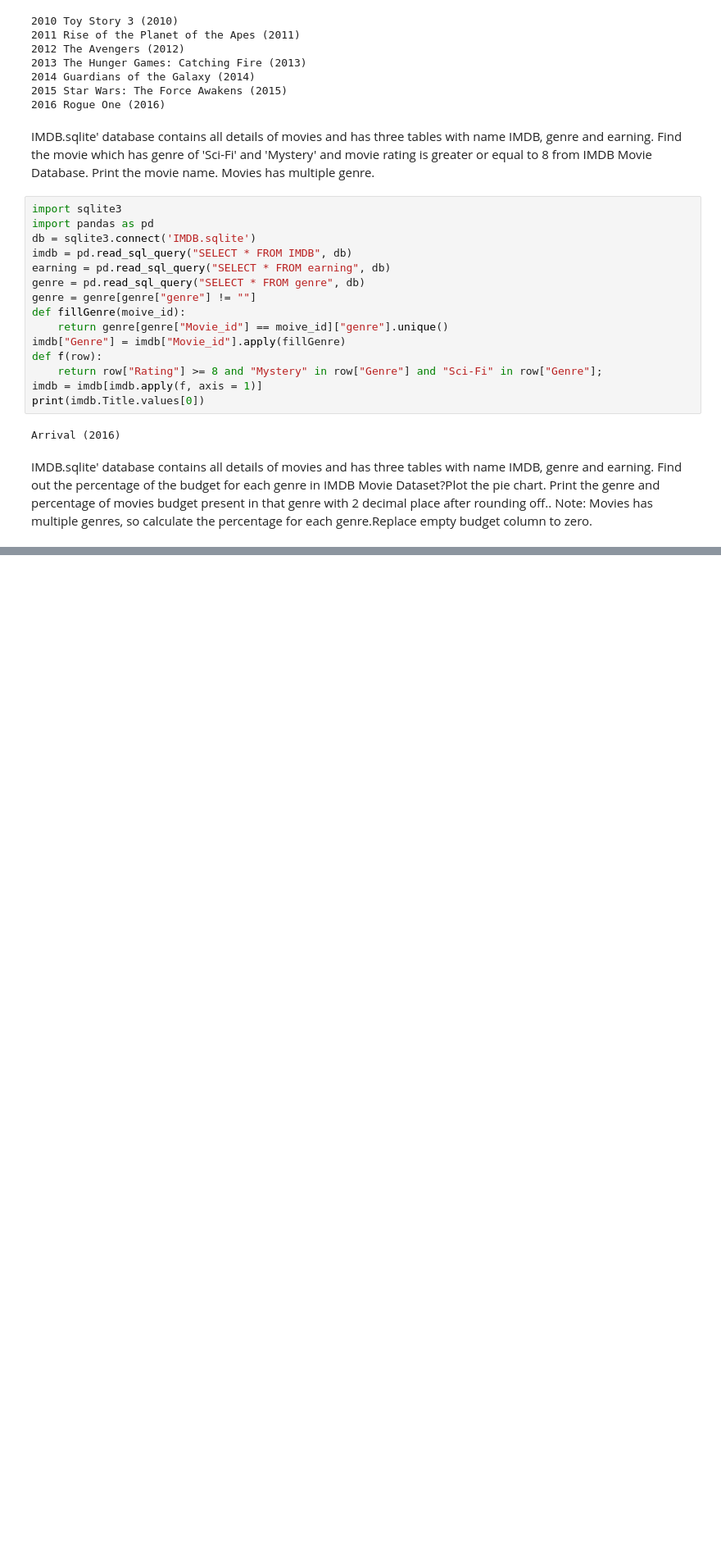
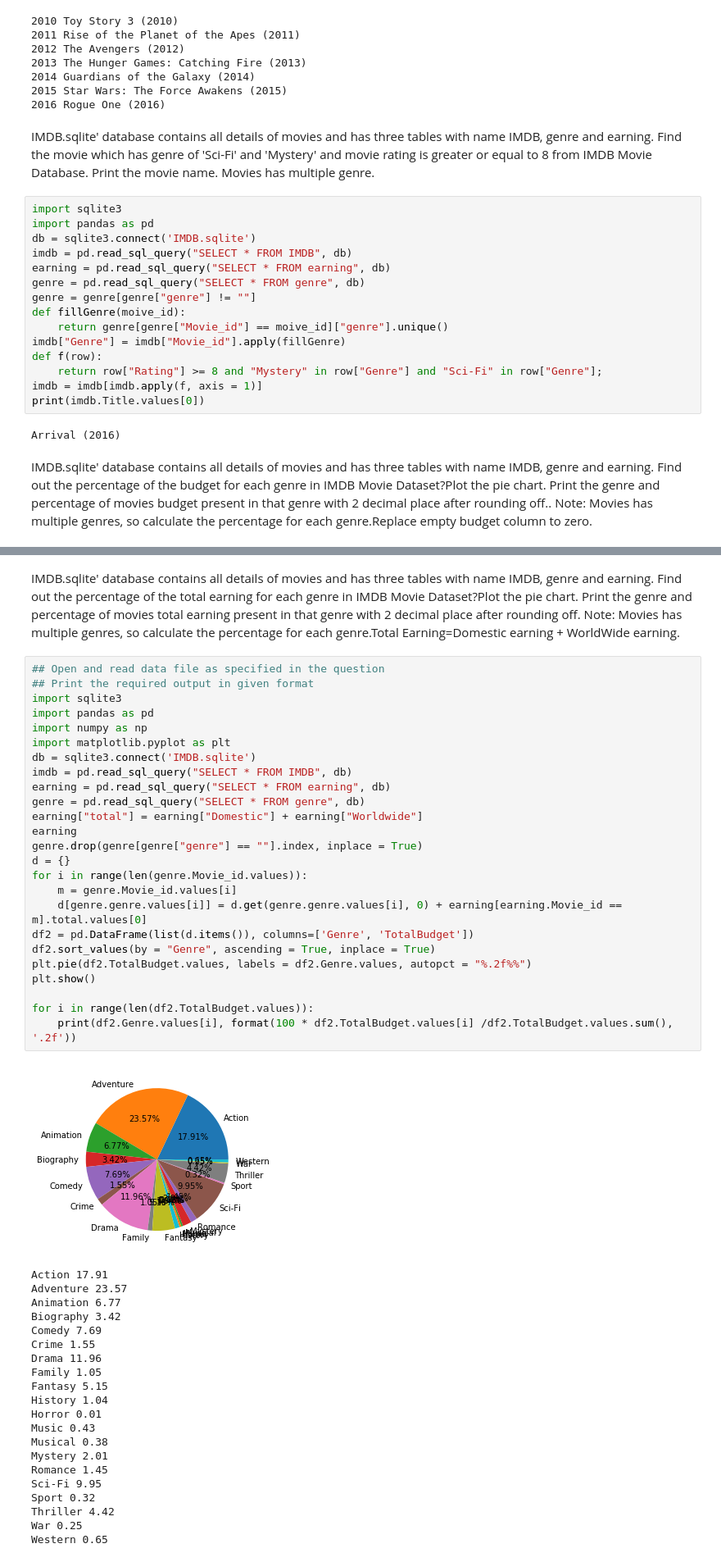
Before and after one commit to ashhadahmad/Data-Science-Practice, a Jupyter notebook: 07 SQLite3/SQLite3 Assignment.ipynb, the cells around one changed output, grey strips where cells are left out. Shown: that part at 82% size. Saved outputs shown, nothing was run; the diff lists cells and outputs as text; blank space fills up the shorter version.

```diff
--- a/07 SQLite3/SQLite3 Assignment.ipynb
+++ b/07 SQLite3/SQLite3 Assignment.ipynb
@@ -151,0 +157,52 @@ Music 0.97
+# %% [markdown]
+IMDB.sqlite' database contains all details of movies and has three tables with name IMDB, genre and earning.
+Find out the percentage of the total earning for each genre in IMDB Movie Dataset?Plot the pie chart.
+Print the genre and percentage of movies total earning present in that genre with 2 decimal place after rounding off.
+Note: Movies has multiple genres, so calculate the percentage for each genre.Total Earning=Domestic earning + WorldWide earning.
+# %%
+## Open and read data file as specified in the question
+## Print the required output in given format
+import sqlite3
+import pandas as pd
+import numpy as np
+import matplotlib.pyplot as plt
+db = sqlite3.connect('IMDB.sqlite')
+imdb = pd.read_sql_query("SELECT * FROM IMDB", db)
+earning = pd.read_sql_query("SELECT * FROM earning", db)
+genre = pd.read_sql_query("SELECT * FROM genre", db)
+earning["total"] = earning["Domestic"] + earning["Worldwide"]
+earning
+genre.drop(genre[genre["genre"] == ""].index, inplace = True)
+d = {}
+for i in range(len(genre.Movie_id.values)):
+    m = genre.Movie_id.values[i]
+    d[genre.genre.values[i]] = d.get(genre.genre.values[i], 0) + earning[earning.Movie_id == m].total.values[0]
+df2 = pd.DataFrame(list(d.items()), columns=['Genre', 'TotalBudget'])
+df2.sort_values(by = "Genre", ascending = True, inplace = True)
+plt.pie(df2.TotalBudget.values, labels = df2.Genre.values, autopct = "%.2f%%")
+plt.show()
+
+for i in range(len(df2.TotalBudget.values)):
+    print(df2.Genre.values[i], format(100 * df2.TotalBudget.values[i] /df2.TotalBudget.values.sum(), '.2f'))
+# %% [output]
+[figure, added]
+Action 17.91
+Adventure 23.57
+Animation 6.77
+Biography 3.42
+Comedy 7.69
+Crime 1.55
+Drama 11.96
+Family 1.05
+Fantasy 5.15
+History 1.04
+Horror 0.01
+Music 0.43
+Musical 0.38
+Mystery 2.01
+Romance 1.45
+Sci-Fi 9.95
+Sport 0.32
+Thriller 4.42
+War 0.25
+Western 0.65
```
Also changed, not shown: parts of 1 cell of this notebook, 3 other files.
